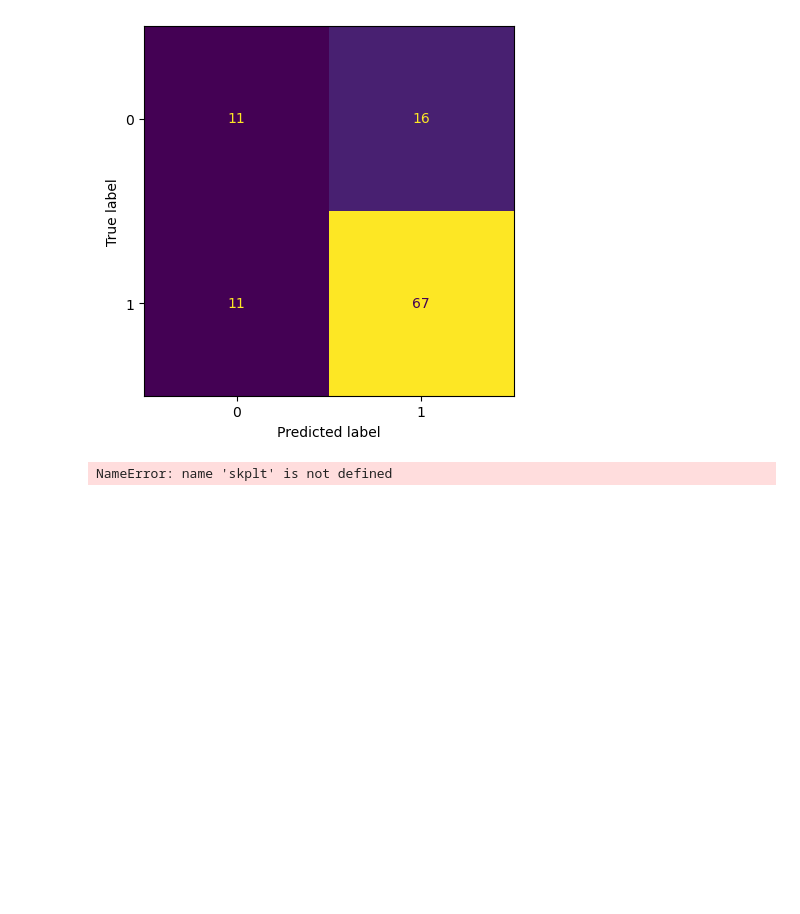
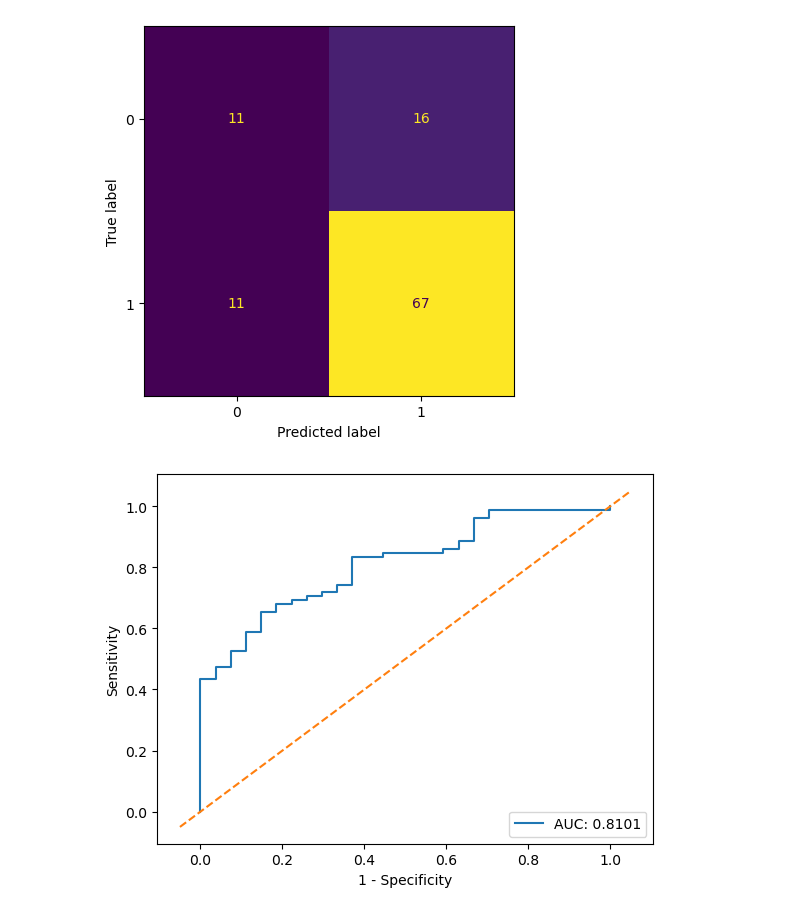
Before and after one commit to SciOmics/TCGA_Melanoma_RNASeq, a Jupyter notebook: code/11_Neural_Net.ipynb, the cells around one changed output. Drawn from its saved outputs; the diff is of its cells as text; code cells hidden in the pictures; blank space fills up the shorter version.

```diff
--- a/code/11_Neural_Net.ipynb
+++ b/code/11_Neural_Net.ipynb
@@ -296,8 +294,24 @@ ConfusionMatrixDisplay.from_predictions(y_test["metastatic"],
 # %% [output]
 <sklearn.metrics._plot.confusion_matrix.ConfusionMatrixDisplay at 0x...>
 [figure]
-# %%
-skplt.metrics.plot_roc_curve(y_test["metastatic"],
-                             predictions["1"])
-# %% [output]
-NameError: name 'skplt' is not defined
+# %%
+def abline(slope, intercept):
+    axes = plt.gca()
+    x_vals = np.array(axes.get_xlim())
+    y_vals = intercept + slope * x_vals
+    plt.plot(x_vals, y_vals, '--')
+# %%
+fpr, tpr, _ = metrics.roc_curve(y_test["metastatic"],
+                                predictions.iloc[:,1])
+
+auc = metrics.roc_auc_score(y_test["metastatic"],
+                                predictions.iloc[:,1])
+
+plt.plot(fpr, tpr, label = "AUC: "+str(auc.round(4)))
+abline(1,0)
+plt.xlabel("1 - Specificity")
+plt.ylabel("Sensitivity")
+plt.legend(loc = 4)
+plt.show()
+# %% [output]
+[figure, added]
```
Also changed, not shown: parts of 3 cells of this notebook.
